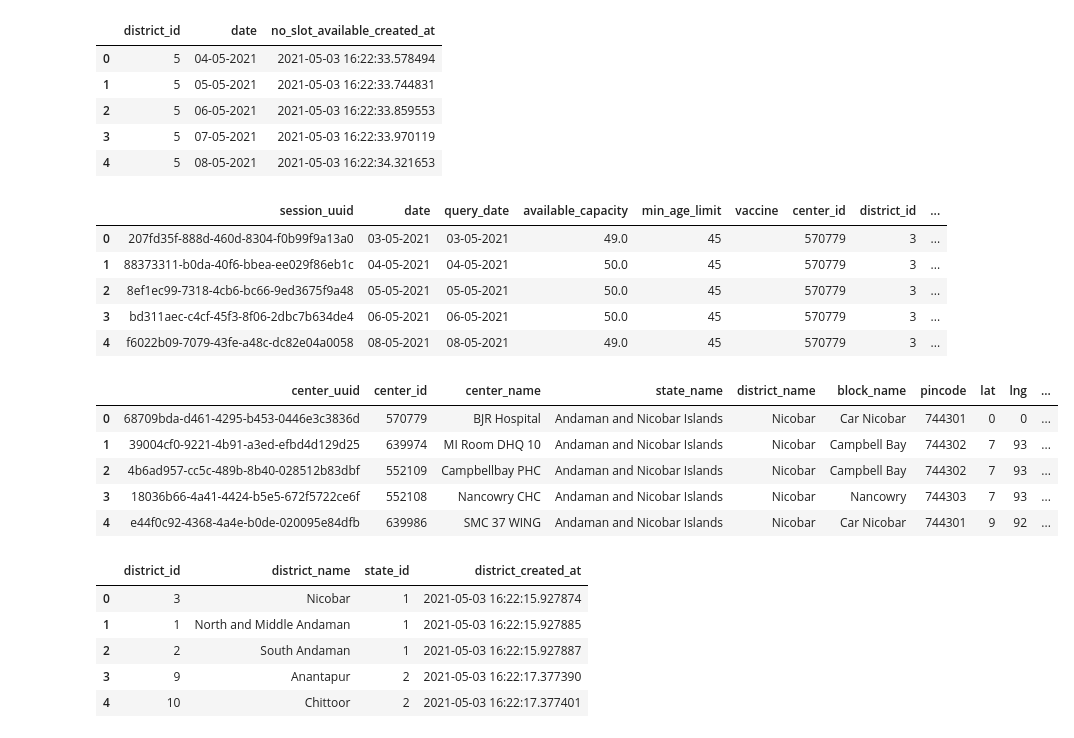
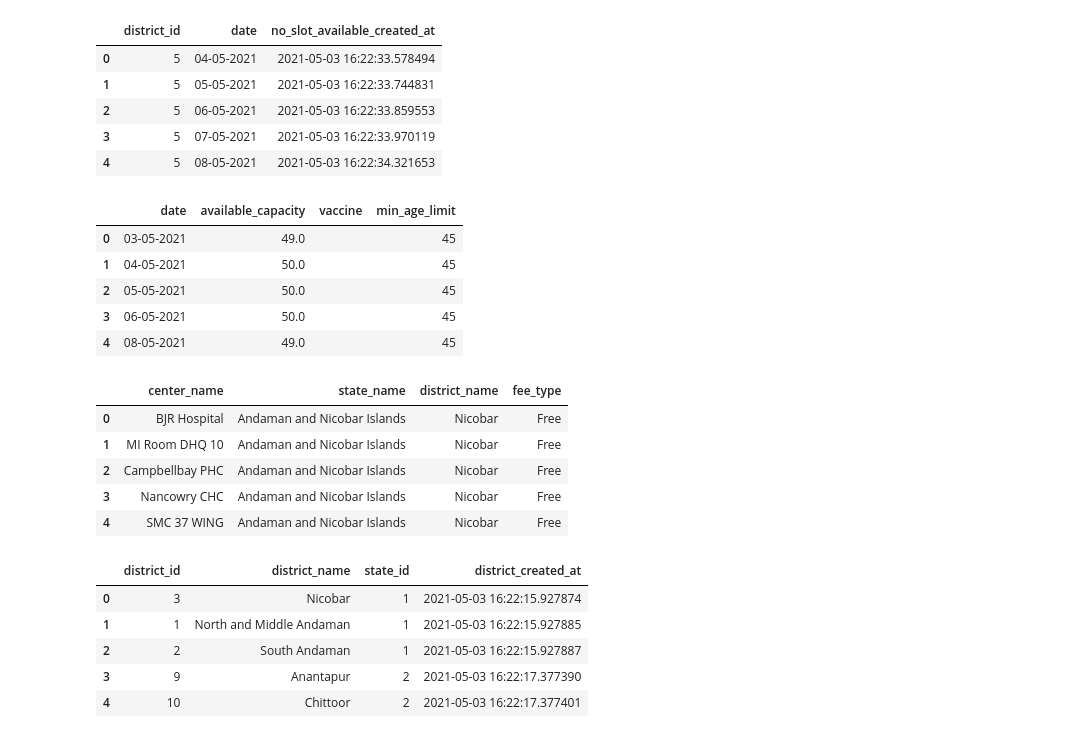
Before and after one commit to shashanksingh/blog_redux, a Jupyter notebook: _notebooks/2021-04-30-covid-vacctionations-slots-in-india.ipynb, the cells around one changed output. Drawn from its saved outputs; the diff is of its cells as text; code cells hidden in the pictures.

```diff
--- a/_notebooks/2021-04-30-covid-vacctionations-slots-in-india.ipynb
+++ b/_notebooks/2021-04-30-covid-vacctionations-slots-in-india.ipynb
@@ -213,23 +214,23 @@ NO_SLOT_AVAILABLE_DF.head()
 | 3 | 5 | 07-05-2021 | 2021-05-03 16:22:33.970119 |
 | 4 | 5 | 08-05-2021 | 2021-05-03 16:22:34.321653 |
 # %%
-SESSION_DF.head()
+SESSION_DF.head()[["date","available_capacity","vaccine","min_age_limit"]]
 # %% [output]
-|  | session_uuid | date | query_date | available_capacity | min_age_limit | vaccine | center_id | district_id | ... |
-| 0 | 207fd35f-888d-460d-8304-f0b99f9a13a0 | 03-05-2021 | 03-05-2021 | 49.0 | 45 |  | 570779 | 3 | ... |
-| 1 | 88373311-b0da-40f6-bbea-ee029f86eb1c | 04-05-2021 | 04-05-2021 | 50.0 | 45 |  | 570779 | 3 | ... |
-| 2 | 8ef1ec99-7318-4cb6-bc66-9ed3675f9a48 | 05-05-2021 | 05-05-2021 | 50.0 | 45 |  | 570779 | 3 | ... |
-| 3 | bd311aec-c4cf-45f3-8f06-2dbc7b634de4 | 06-05-2021 | 06-05-2021 | 50.0 | 45 |  | 570779 | 3 | ... |
-| 4 | f6022b09-7079-43fe-a48c-dc82e04a0058 | 08-05-2021 | 08-05-2021 | 49.0 | 45 |  | 570779 | 3 | ... |
+|  | date | available_capacity | vaccine | min_age_limit |
+| 0 | 03-05-2021 | 49.0 |  | 45 |
+| 1 | 04-05-2021 | 50.0 |  | 45 |
+| 2 | 05-05-2021 | 50.0 |  | 45 |
+| 3 | 06-05-2021 | 50.0 |  | 45 |
+| 4 | 08-05-2021 | 49.0 |  | 45 |
 # %%
-CENTER_DF.head()
+CENTER_DF.head()[["center_name","state_name","district_name","fee_type"]]
 # %% [output]
-|  | center_uuid | center_id | center_name | state_name | district_name | block_name | pincode | lat | lng | ... |
-| 0 | 68709bda-d461-4295-b453-0446e3c3836d | 570779 | BJR Hospital | Andaman and Nicobar Islands | Nicobar | Car Nicobar | 744301 | 0 | 0 | ... |
-| 1 | 39004cf0-9221-4b91-a3ed-efbd4d129d25 | 639974 | MI Room DHQ 10 | Andaman and Nicobar Islands | Nicobar | Campbell Bay | 744302 | 7 | 93 | ... |
-| 2 | 4b6ad957-cc5c-489b-8b40-028512b83dbf | 552109 | Campbellbay PHC | Andaman and Nicobar Islands | Nicobar | Campbell Bay | 744302 | 7 | 93 | ... |
-| 3 | 18036b66-4a41-4424-b5e5-672f5722ce6f | 552108 | Nancowry CHC | Andaman and Nicobar Islands | Nicobar | Nancowry | 744303 | 7 | 93 | ... |
-| 4 | e44f0c92-4368-4a4e-b0de-020095e84dfb | 639986 | SMC 37 WING | Andaman and Nicobar Islands | Nicobar | Car Nicobar | 744301 | 9 | 92 | ... |
+|  | center_name | state_name | district_name | fee_type |
+| 0 | BJR Hospital | Andaman and Nicobar Islands | Nicobar | Free |
+| 1 | MI Room DHQ 10 | Andaman and Nicobar Islands | Nicobar | Free |
+| 2 | Campbellbay PHC | Andaman and Nicobar Islands | Nicobar | Free |
+| 3 | Nancowry CHC | Andaman and Nicobar Islands | Nicobar | Free |
+| 4 | SMC 37 WING | Andaman and Nicobar Islands | Nicobar | Free |
 # %%
 DISTRICT_DF.head()
 # %% [output]
```
Also changed, not shown: parts of 6 cells of this notebook, 4 other files.
